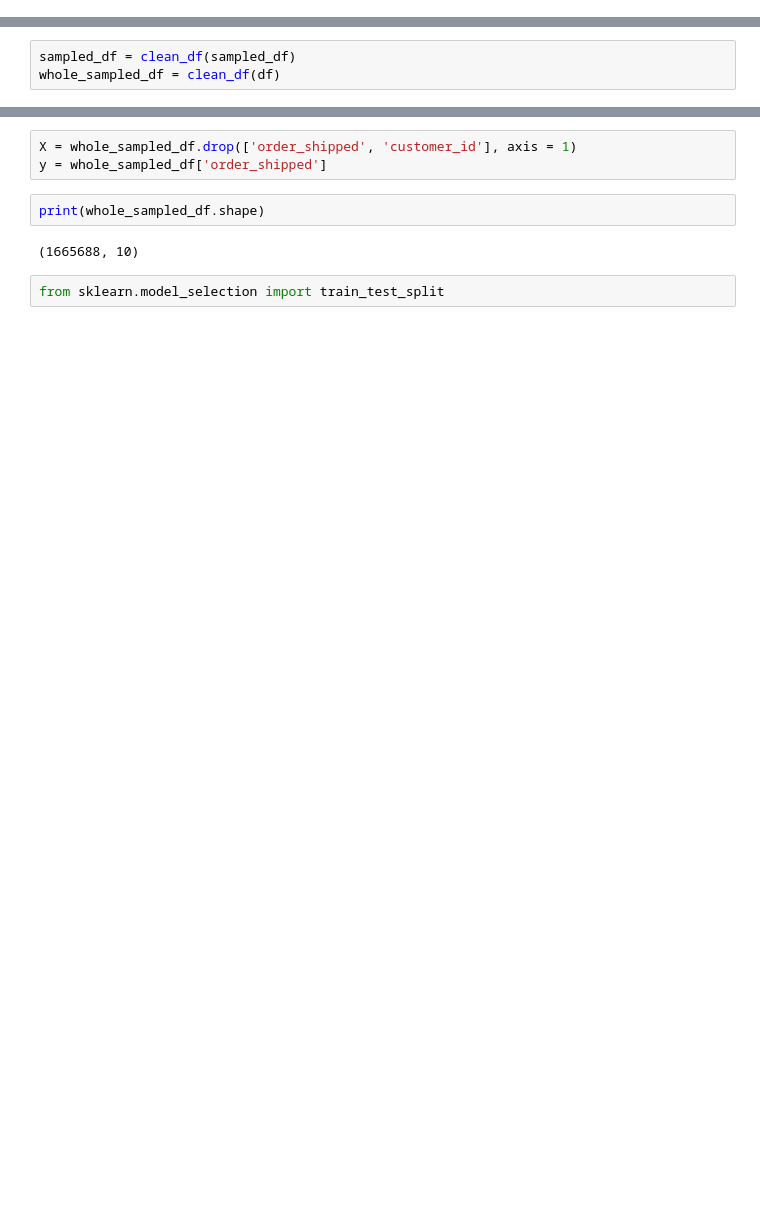
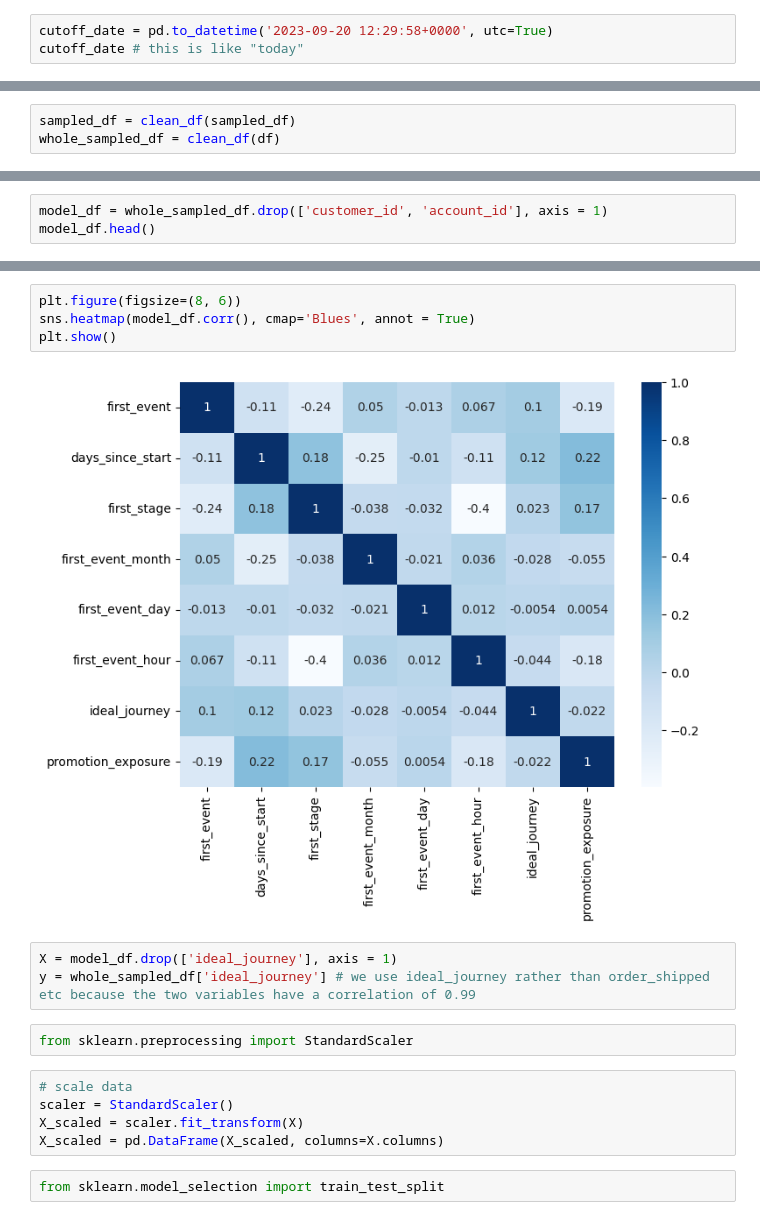
Before and after one commit to cjunwon/STATSM148-Fingerhut-Consulting, a Jupyter notebook: alyssa_code/updated_classification.ipynb, the cells around one changed output, grey strips where cells are left out. Drawn from its saved outputs; the diff is of its cells as text; blank space fills up the shorter version.

```diff
--- a/alyssa_code/updated_classification.ipynb
+++ b/alyssa_code/updated_classification.ipynb
@@ -127,0 +127,3 @@ def_df
+# %%
+cutoff_date = pd.to_datetime('2023-09-20 12:29:58+0000', utc=True)
+cutoff_date # this is like "today"
@@ -187,0 +224,3 @@ whole_sampled_df.to_pickle(("/Users/alyssaliu/Desktop/StatsM148/feature_engineer
+# %%
+model_df = whole_sampled_df.drop(['customer_id', 'account_id'], axis = 1)
+model_df.head()
@@ -188,10 +234,19 @@ whole_sampled_df.to_pickle(("/Users/alyssaliu/Desktop/StatsM148/feature_engineer
+# %%
+plt.figure(figsize=(8, 6))
+sns.heatmap(model_df.corr(), cmap='Blues', annot = True)
+plt.show()
+# %% [output]
+[figure, added]
 # %%
-X = whole_sampled_df.drop(['order_shipped', 'customer_id'], axis = 1)
-y = whole_sampled_df['order_shipped']
+X = model_df.drop(['ideal_journey'], axis = 1)
+y = whole_sampled_df['ideal_journey'] # we use ideal_journey rather than order_shipped etc because the two variables have a correlation of 0.99
-# %%
-print(whole_sampled_df.shape)
-# %% [output]
-(1665688, 10)
+# %%
+from sklearn.preprocessing import StandardScaler
+# %%
+# scale data
+scaler = StandardScaler()
+X_scaled = scaler.fit_transform(X)
+X_scaled = pd.DataFrame(X_scaled, columns=X.columns)
 # %%
 from sklearn.model_selection import train_test_split
 # %%
```
Also changed, not shown: parts of 61 cells of this notebook, 6 other files.
